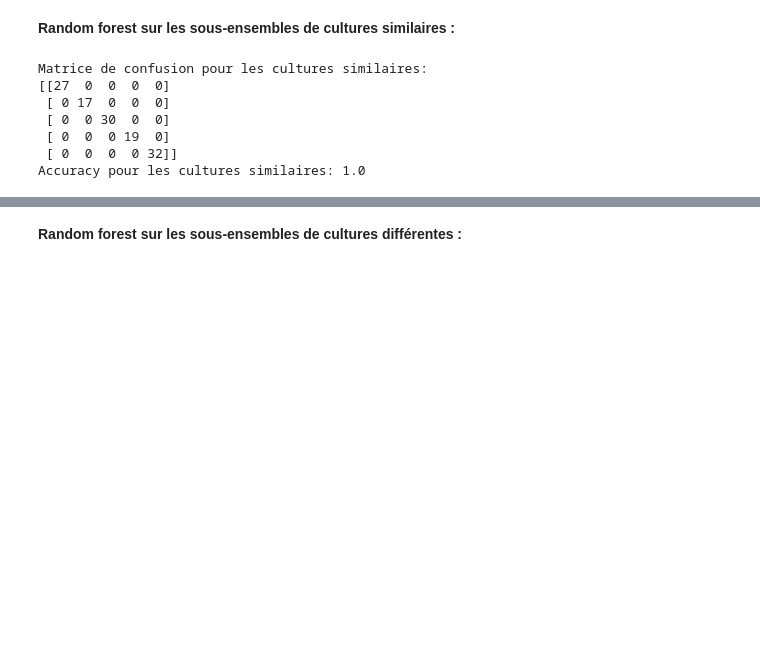
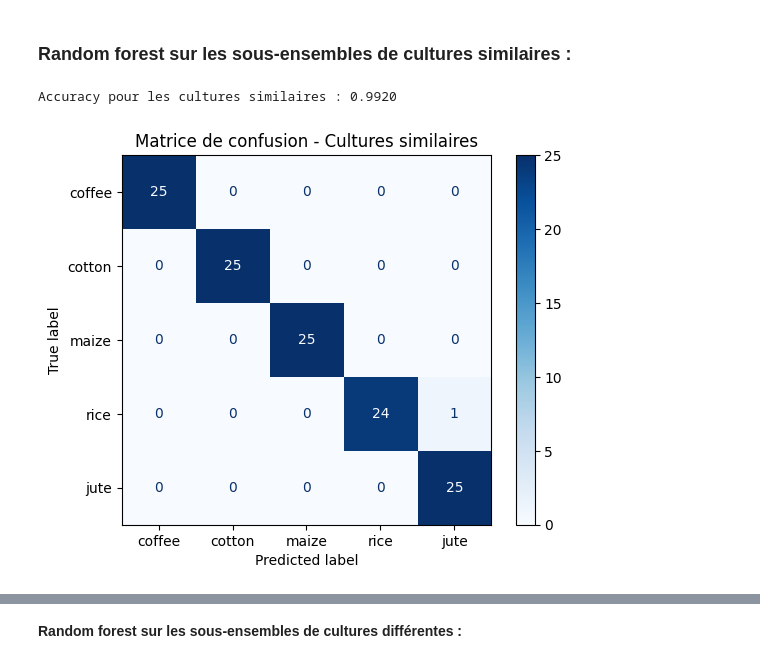
Before and after one commit to eliselon/MLAgriculture, a Jupyter notebook: Crop_prediction/Random_Forest.ipynb, the cells around one changed output, grey strips where cells are left out. Saved outputs shown, nothing was run; the diff lists cells and outputs as text; code cells hidden in the pictures; blank space fills up the shorter version.

```diff
--- a/Crop_prediction/Random_Forest.ipynb
+++ b/Crop_prediction/Random_Forest.ipynb
@@ -78,37 +133,31 @@ plt.show()
 # %% [markdown]
-**Random forest sur les sous-ensembles de cultures similaires :**
+### **Random forest sur les sous-ensembles de cultures similaires :**
 # %%
 # Filtrer les cultures similaires (Coffee, Cotton, Maize, Rice, Jute)
 cultures_similaires = ['coffee', 'cotton', 'maize', 'rice', 'jute']
-filtered_data = dta[dta['label'].isin(cultures_similaires)]
+filtered_data = y_test.isin(cultures_similaires)
 
 # Réassigner X et y pour les sous-ensembles de cultures similaires
-X_filtered = filtered_data.drop(columns='label')
-y_filtered = filtered_data['label']
-
-# Diviser en jeu d'entraînement et de test (75%/25%)
-X_train, X_test, y_train, y_test = train_test_split(X_filtered, y_filtered, test_size=0.25, random_state=42)
-
-# Entraîner le modèle Random Forest
-rf_model_similar = RandomForestClassifier(random_state=42)
-rf_model_similar.fit(X_train, y_train)
+X_test_filtered = X_test[filtered_data]
+y_test_filtered = y_test[filtered_data]
 
 # Prédictions sur l'ensemble de test filtré
-y_pred_filtered = rf_model_similar.predict(X_test)
+pred_filtered = rf_model.predict(X_test_filtered)
+
+# Évaluer la performance avec l'accuracy sur cet ensemble filtré
+accuracy_filtered = accuracy_score(y_test_filtered, pred_filtered)
+print(f"Accuracy pour les cultures similaires : {accuracy_filtered:.4f}")
+# %% [output]
+Accuracy pour les cultures similaires : 0.9920
-# %%
-# Matrice de confusion et précision pour le sous-ensemble
-conf_matrix_filtered = confusion_matrix(y_test, y_pred_filtered)
-accuracy_filtered = accuracy_score(y_test, y_pred_filtered)
-
-print(f"Matrice de confusion pour les cultures similaires:\n{conf_matrix_filtered}")
-print(f"Accuracy pour les cultures similaires: {accuracy_filtered}")
-# %% [output]
-Matrice de confusion pour les cultures similaires:
-[[27  0  0  0  0]
- [ 0 17  0  0  0]
- [ 0  0 30  0  0]
- [ 0  0  0 19  0]
- [ 0  0  0  0 32]]
-Accuracy pour les cultures similaires: 1.0
+# %%
+# Matrice de confusion pour le sous-ensemble
+conf_matrix_filtered = confusion_matrix(y_test_filtered, pred_filtered, labels=cultures_similaires)
+
+disp = ConfusionMatrixDisplay(confusion_matrix=conf_matrix_filtered, display_labels=cultures_similaires)
+disp.plot(cmap=plt.cm.Blues)
+plt.title("Matrice de confusion - Cultures similaires")
+plt.show()
+# %% [output]
+[figure, added]
 # %%
 # Afficher l'importance des variables
```
Also changed, not shown: parts of 16 cells of this notebook.
